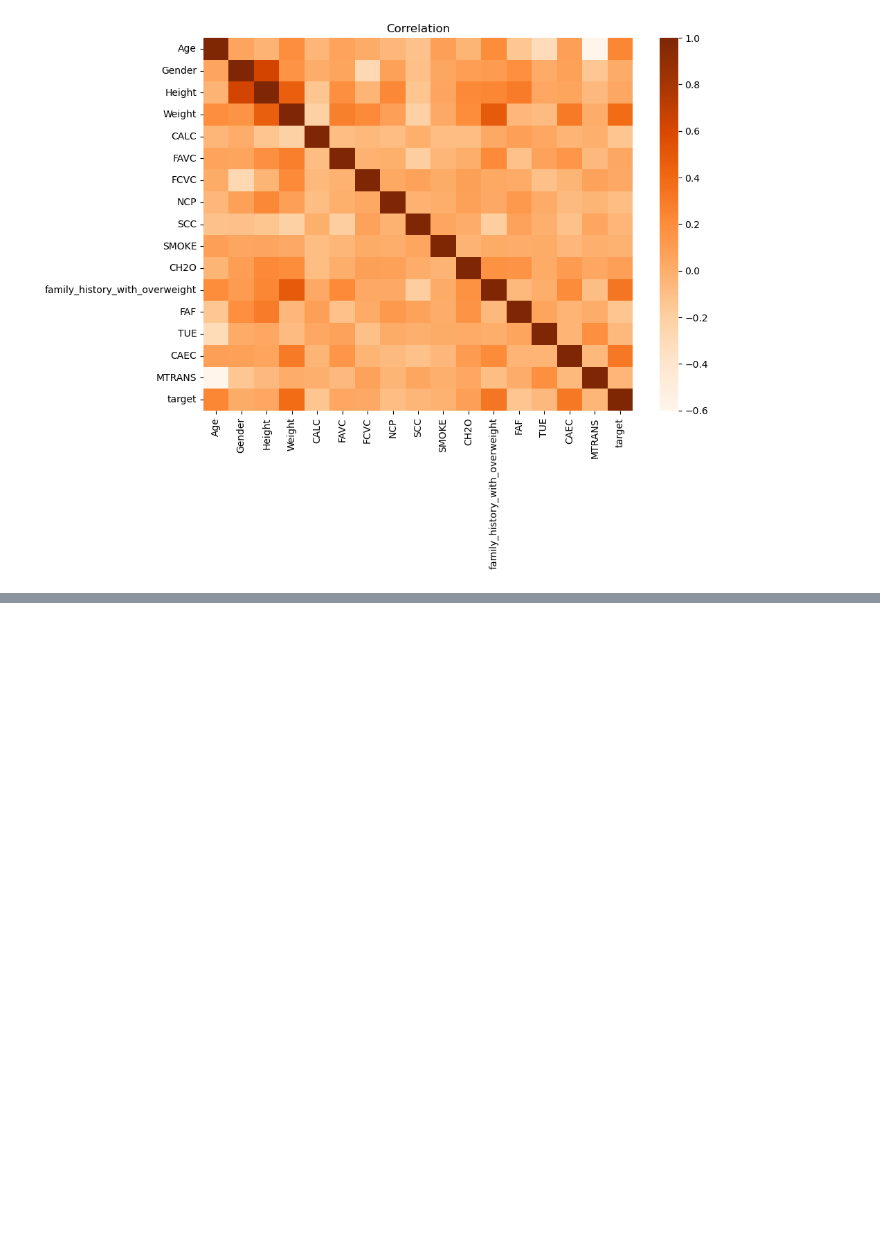
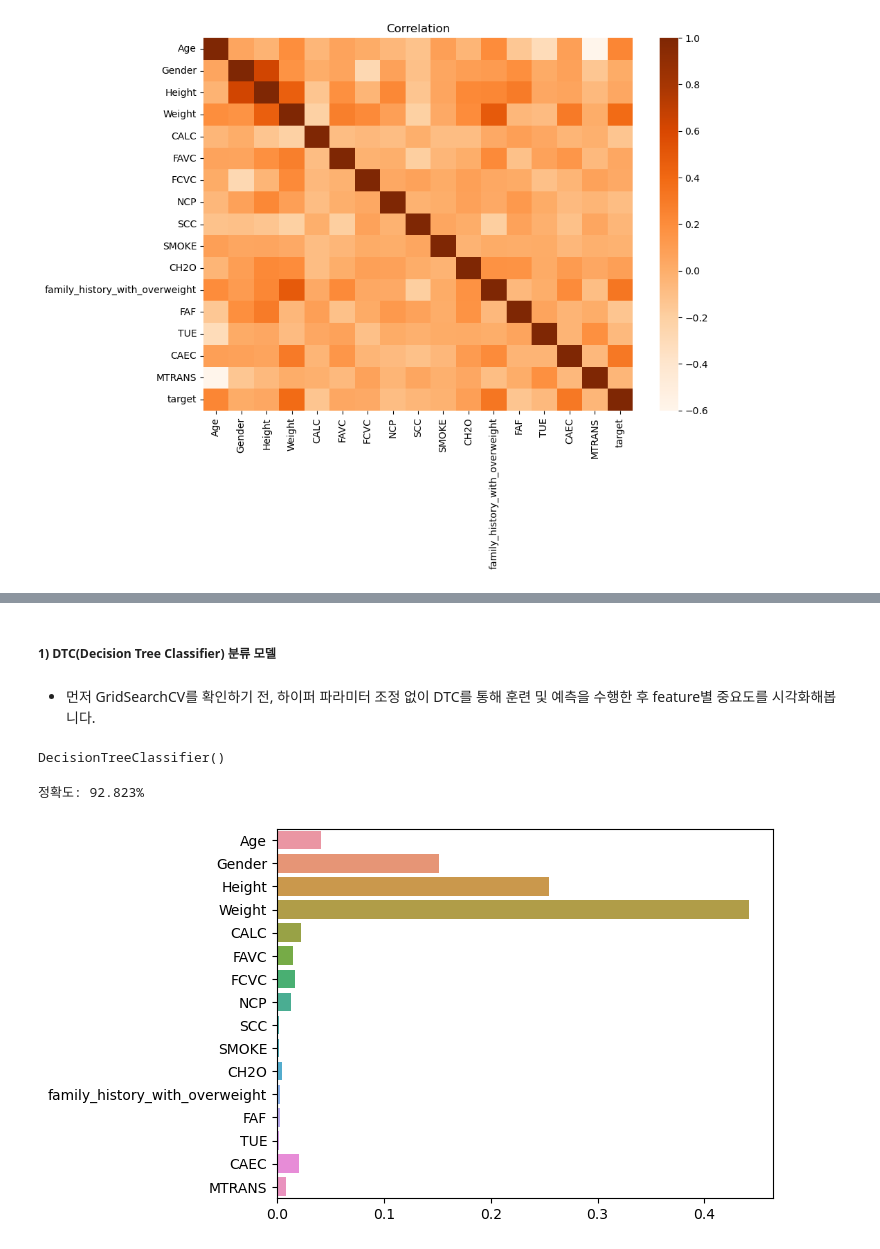
Before and after one commit to hyuncoding/ai_project, a Jupyter notebook: obesity_classification.ipynb, the cells around one changed output, grey strips where cells are left out. Cells and saved outputs as stored; diff of their text form; code cells hidden in the pictures; blank space fills up the shorter version.

```diff
--- a/obesity_classification.ipynb
+++ b/obesity_classification.ipynb
@@ -308,0 +321,6 @@ plt.show()
+# %%
+from sklearn.model_selection import train_test_split
+
+features, targets = pre_o_df.iloc[:, :-1], pre_o_df.iloc[:, -1]
+
+X_train, X_test, y_train, y_test = train_test_split(features, targets, stratify=targets, test_size=0.2, random_state=124)
@@ -308,0 +358,27 @@ plt.show()
+# %% [markdown]
+##### 1) DTC(Decision Tree Classifier) 분류 모델
+# %% [markdown]
+- 먼저 GridSearchCV를 확인하기 전, 하이퍼 파라미터 조정 없이 DTC를 통해 훈련 및 예측을 수행한 후 feature별 중요도를 시각화해봅니다.
+# %%
+from sklearn.tree import DecisionTreeClassifier
+
+dtc = DecisionTreeClassifier()
+
+dtc.fit(X_train_over, y_train_over)
+# %% [output]
+DecisionTreeClassifier()
+# %%
+from sklearn.metrics import accuracy_score
+
+prediction = dtc.predict(X_test)
+print(f'정확도: {round(accuracy_score(y_test, prediction) * 100, 4)}%')
+# %% [output]
+정확도: 92.823%
+# %%
+import matplotlib.pyplot as plt
+import seaborn as sns
+
+sns.barplot(x=dtc.feature_importances_, y=features.columns)
+plt.show()
+# %% [output]
+[figure, added]
```
Also changed, not shown: parts of 102 cells of this notebook, 6 other files.
